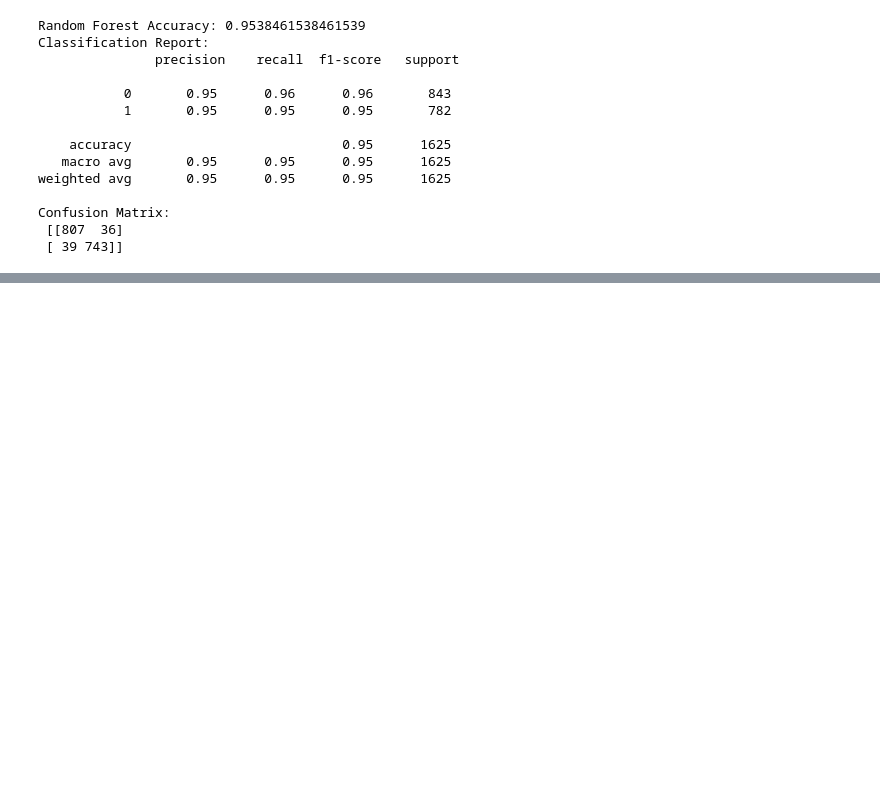
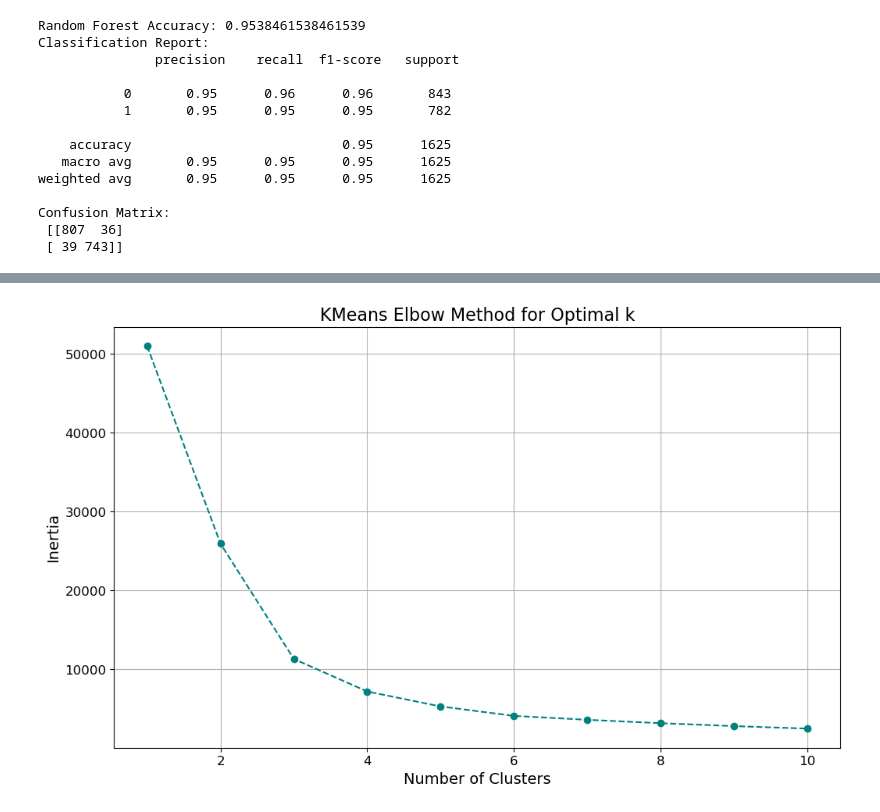
Before and after one commit to Ksper10/exam-on-shrooms, a Jupyter notebook: Kopi_af_Aflevering_exam (1).ipynb, the cells around one changed output, grey strips where cells are left out. Drawn from its saved outputs; the diff is of its cells as text; code cells hidden in the pictures; blank space fills up the shorter version.

Commit message:
Add files via upload
Nyt med k means cluster kopi'et direkte fra spotify opgaven

```diff
--- a/Kopi_af_Aflevering_exam (1).ipynb
+++ b/Kopi_af_Aflevering_exam (1).ipynb
@@ -15,7 +15,7 @@ from sklearn.metrics import confusion_matrix
 from sklearn.decomposition import PCA
 import random
 # %%
-df = pd.read_csv("https://raw.githubusercontent.com/Ksper10/exam-on-shrooms/main/mushrooms_dataset.csv?token=GHSAT0AAAAAACHRDFA6NWQGJLETNGDAXX3IZIZVKQQ")
+df = pd.read_csv("mushrooms_dataset.csv")
 # %%
 # 1 step - Perform EDA
 # %%
@@ -640,0 +689,20 @@ Confusion Matrix:
+# %%
+# Reducing dimensions for visualization purposes (2 components)
+pca = PCA(n_components=2)
+X_pca_2d = pca.fit_transform(X)
+# %%
+# Determining the optimal number of clusters for KMeans using the Elbow method
+clusters = []
+for i in range(1, 11):
+    kmeans = KMeans(n_clusters=i, random_state=0).fit(X_pca_2d)
+    clusters.append(kmeans.inertia_)
+plt.figure(figsize=(12,7))
+plt.plot(range(1, 11), clusters, marker='o', linestyle='--', color='teal')
+plt.xlabel('Number of Clusters', fontsize=14)
+plt.ylabel('Inertia', fontsize=14)
+plt.title('KMeans Elbow Method for Optimal k', fontsize=16)
+plt.xticks(fontsize=12)
+plt.yticks(fontsize=12)
+plt.grid(True)
+plt.show()
+# %% [output]
@@ -640,0 +724 @@ Confusion Matrix:
+[figure, added]
```
Also changed, not shown: parts of 15 cells of this notebook.
